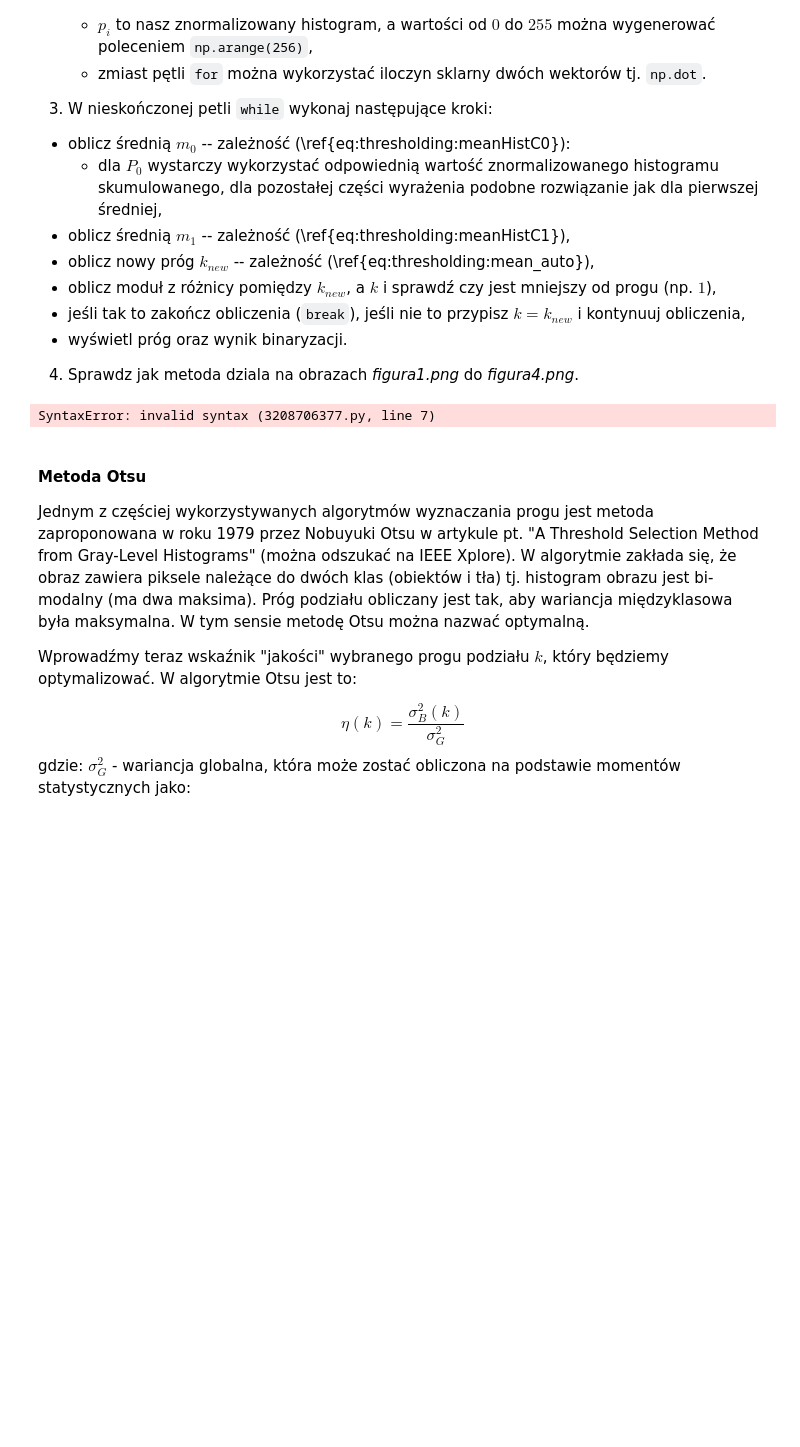
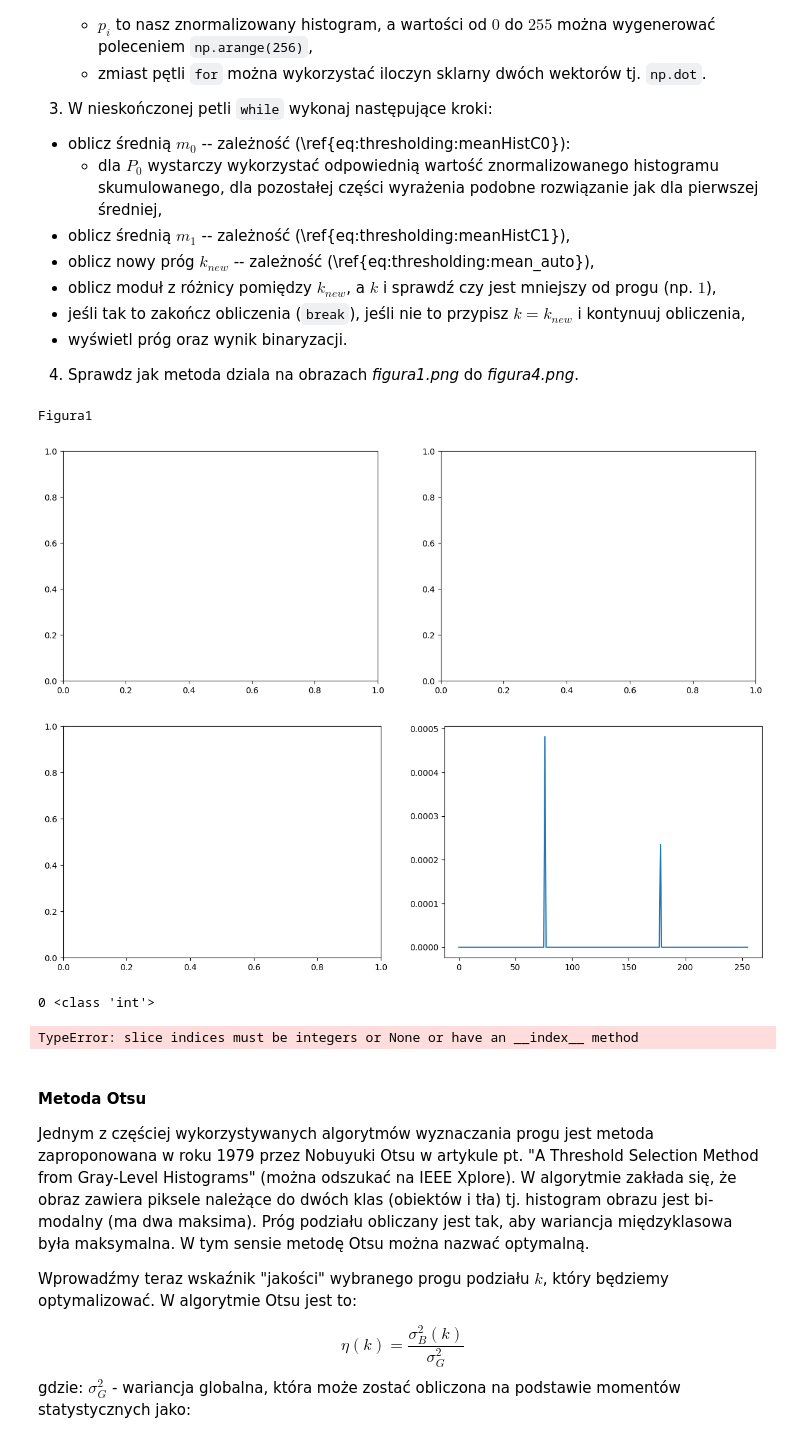
Before and after one commit to lursz/DigitalImageProcessing-Course, a Jupyter notebook: lab4/04_thresholding.ipynb, the cells around one changed output. Saved outputs shown, nothing was run; the diff lists cells and outputs as text; code cells hidden in the pictures; blank space fills up the shorter version.

Commit message:
added few lines

```diff
--- a/lab4/04_thresholding.ipynb
+++ b/lab4/04_thresholding.ipynb
@@ -260,20 +260,40 @@ m_G = \sum_{i=0}^{L-1} ip_i
 - wyświetl próg oraz wynik binaryzacji.
 
 4. Sprawdz jak metoda dziala na obrazach _figura1.png_ do _figura4.png_.
-# %%
-def iterationThreshold (img_and_hist: tuple):
-    hist_cumsum = np.cumsum(img_and_hist[1])
-    hist_cumsum = np.squeeze(hist_cumsum)
-    hist_cumsum_normalized = cv2.normalize(hist_cumsum, hist_cumsum, 0, 255, cv2.NORM_MINMAX)
-
-    # 2. Sum
-    avg_img_brightness = (int)np.dot(np.arange(256), hist_cumsum_normalized)
-
-    # 3.
-    while (True):
-        m0 = np.dot(np.arange([:avg_img_brightness]), hist_cumsum_normalized[:avg_img_brightness])
-# %% [output]
-SyntaxError: invalid syntax (3208706377.py, line 7)
+# %%
+def calcIterationThreshold (img_and_hist: tuple):
+    count_of_pixels = img_and_hist[0].shape[0] * img_and_hist[0].shape[1]
+    hist_norm = cv2.normalize(img_and_hist[1], img_and_hist[1], 0, 255, cv2.NORM_MINMAX) / count_of_pixels
+    hist_norm = np.squeeze(hist_norm)
+
+    # 2.
+    # k = avg_img_brightness = current threshold
+    k = int(np.dot(np.arange(256), hist_norm))
+    print(k, type(k))
+
+    # 3.
+    while (True):
+        m0 = np.dot(np.arange(256)[:k], hist_norm[:k]) / hist_norm[k - 1]
+        m1 = np.dot(np.arange(256)[k:], hist_norm[k:]) / (1 - hist_norm[k - 1])
+        k_next = (m0 + m1) / 2
+        if abs(k - k_next) < 1:
+            return int(k)
+        k = k_next
+# %%
+# Show imgs with calculated threshold
+print("Figura1")
+binarization(showImgGetHist("figura1.png", False, False), calcIterationThreshold(showImgGetHist("figura1.png", False, False)))
+print("Figura2")
+binarization(showImgGetHist("figura2.png", False, False), calcIterationThreshold(showImgGetHist("figura2.png", False, False)))
+print("Figura3")
+binarization(showImgGetHist("figura3.png", False, False), calcIterationThreshold(showImgGetHist("figura3.png", False, False)))
+print("Figura4")
+# %% [output]
+Figura1
+[figure, added]
+[figure, added]
+0 <class 'int'>
+TypeError: slice indices must be integers or None or have an __index__ method
 # %% [markdown]
 #### Metoda Otsu
 
```
Also changed, not shown: parts of 2 cells of this notebook.
